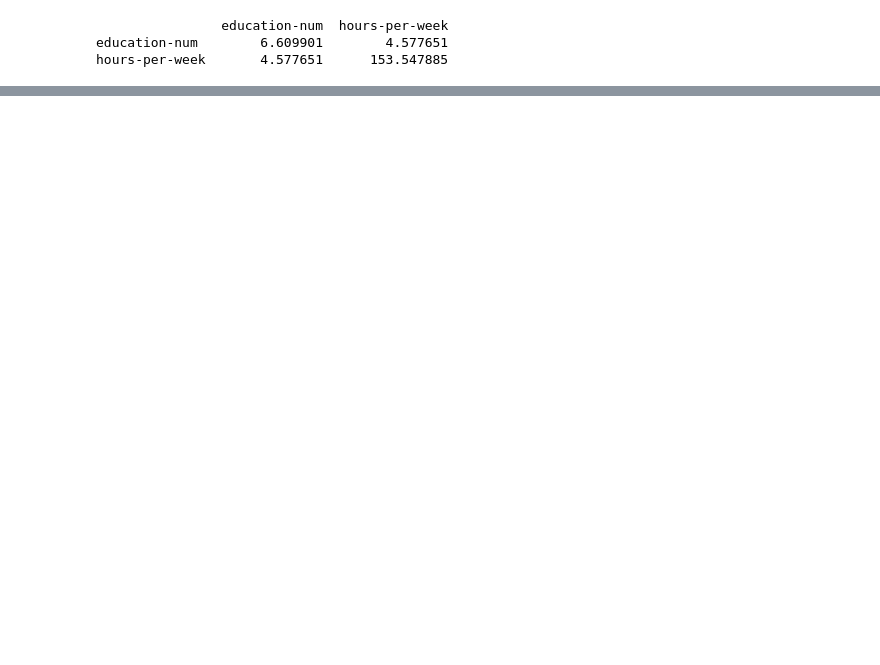
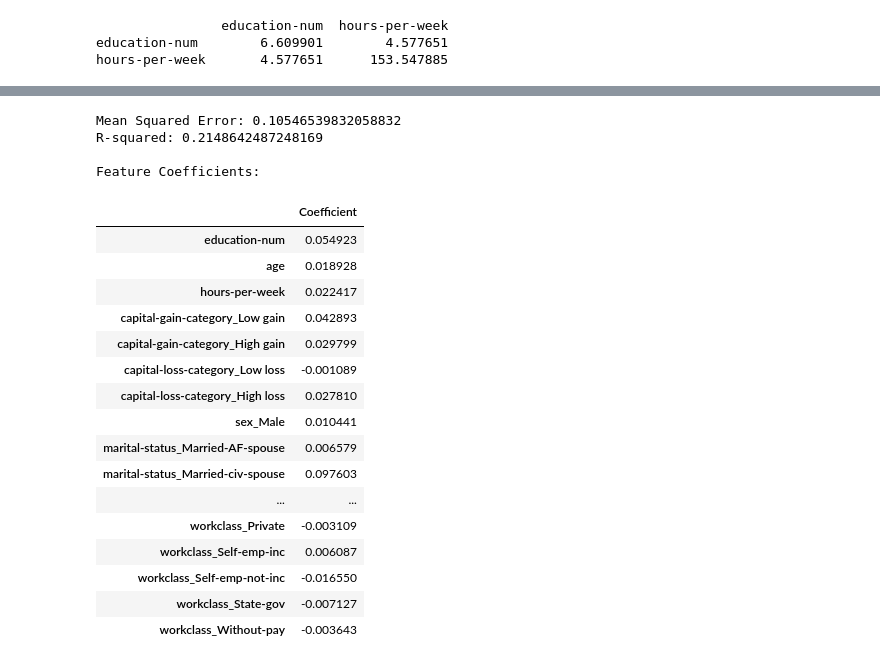
Before and after one commit to saerarawas/AAI614_rawas, a Jupyter notebook: AAI614O_Rawas_Saera_Graded_Assessment_Project1.ipynb, the cells around one changed output, grey strips where cells are left out. Drawn from its saved outputs; the diff is of its cells as text; code cells hidden in the pictures; blank space fills up the shorter version.

```diff
--- a/AAI614O_Rawas_Saera_Graded_Assessment_Project1.ipynb
+++ b/AAI614O_Rawas_Saera_Graded_Assessment_Project1.ipynb
@@ -679,0 +770,73 @@ hours-per-week       4.577651      153.547885
+# %%
+import pandas as pd
+from sklearn.model_selection import train_test_split
+from sklearn.linear_model import LinearRegression
+from sklearn.metrics import mean_squared_error, r2_score
+from sklearn.preprocessing import StandardScaler
+
+# Step 1: Ensure the target Y is binary (0 for <=50K, 1 for >50K)
+y = y.applymap(lambda x: 1 if x == '>50K' else 0)
+y.head()
+
+# Step 2: Select features for the model (make sure Y aligns with X)
+features = ['education-num', 'age', 'capital-gain-category', 'capital-loss-category', 'hours-per-week', 'sex', 'marital-status', 'occupation', 'race', 'workclass']
+
+# Step 3: Preprocess categorical features using one-hot encoding
+X_encoded = pd.get_dummies(X[features], drop_first=True)
+
+# Step 4: Join X and Y dataframes to align them
+X_encoded['income_binary'] = y
+
+# Step 5: Split the data into training and testing sets
+X_train, X_test, y_train, y_test = train_test_split(X_encoded.drop('income_binary', axis=1), X_encoded['income_binary'], test_size=0.2, random_state=42)
+
+# Step 6: Standardize the features (optional but recommended for linear regression)
+scaler = StandardScaler()
+X_train_scaled = scaler.fit_transform(X_train)
+X_test_scaled = scaler.transform(X_test)
+
+# Step 7: Train the linear regression model
+model = LinearRegression()
+model.fit(X_train_scaled, y_train)
+
+# Step 8: Predict on the test set
+y_pred = model.predict(X_test_scaled)
+
+# Step 9: Evaluate the model
+mse = mean_squared_error(y_test, y_pred)
+r2 = r2_score(y_test, y_pred)
+
+print(f"Mean Squared Error: {mse}")
+print(f"R-squared: {r2}")
+
+# Optionally, you can examine the model's coefficients to understand feature importance
+print("\nFeature Coefficients:")
+coefficients = pd.DataFrame(model.coef_, X_encoded.drop('income_binary', axis=1).columns, columns=["Coefficient"])
+#print(coefficients)
+# Display the coefficients table nicely
+coefficients.style.set_table_styles([
+    {'selector': 'th', 'props': [('font-size', '12pt'), ('text-align', 'center')]},
+    {'selector': 'td', 'props': [('font-size', '12pt'), ('text-align', 'right')]}
+])
+# %% [output]
+Mean Squared Error: 0.10546539832058832
+R-squared: 0.2148642487248169
+
+Feature Coefficients:
+|  | Coefficient |
+| education-num | 0.054923 |
+| age | 0.018928 |
+| hours-per-week | 0.022417 |
+| capital-gain-category_Low gain | 0.042893 |
+| capital-gain-category_High gain | 0.029799 |
+| capital-loss-category_Low loss | -0.001089 |
+| capital-loss-category_High loss | 0.027810 |
+| sex_Male | 0.010441 |
+| marital-status_Married-AF-spouse | 0.006579 |
+| marital-status_Married-civ-spouse | 0.097603 |
+| ... | ... |
+| workclass_Private | -0.003109 |
+| workclass_Self-emp-inc | 0.006087 |
+| workclass_Self-emp-not-inc | -0.016550 |
+| workclass_State-gov | -0.007127 |
+| workclass_Without-pay | -0.003643 |
```
Also changed, not shown: parts of 12 cells of this notebook.
